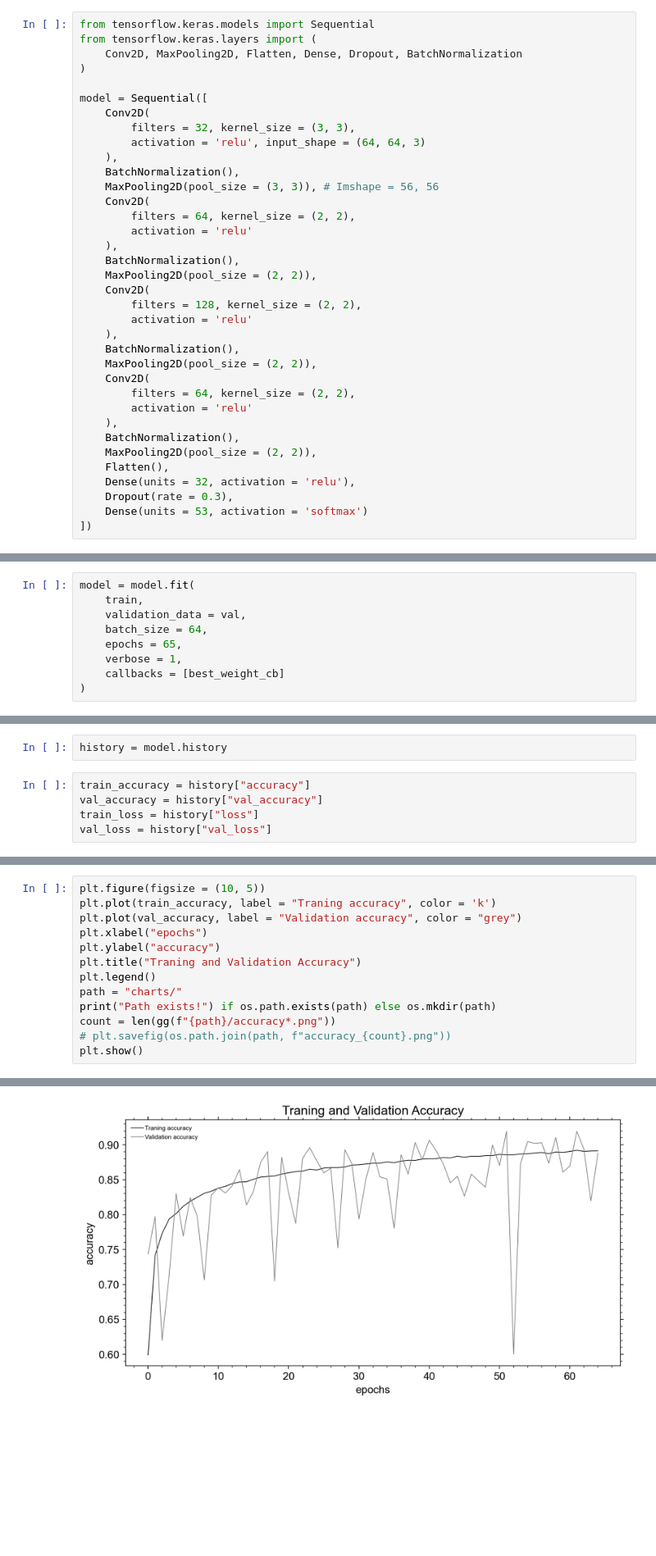
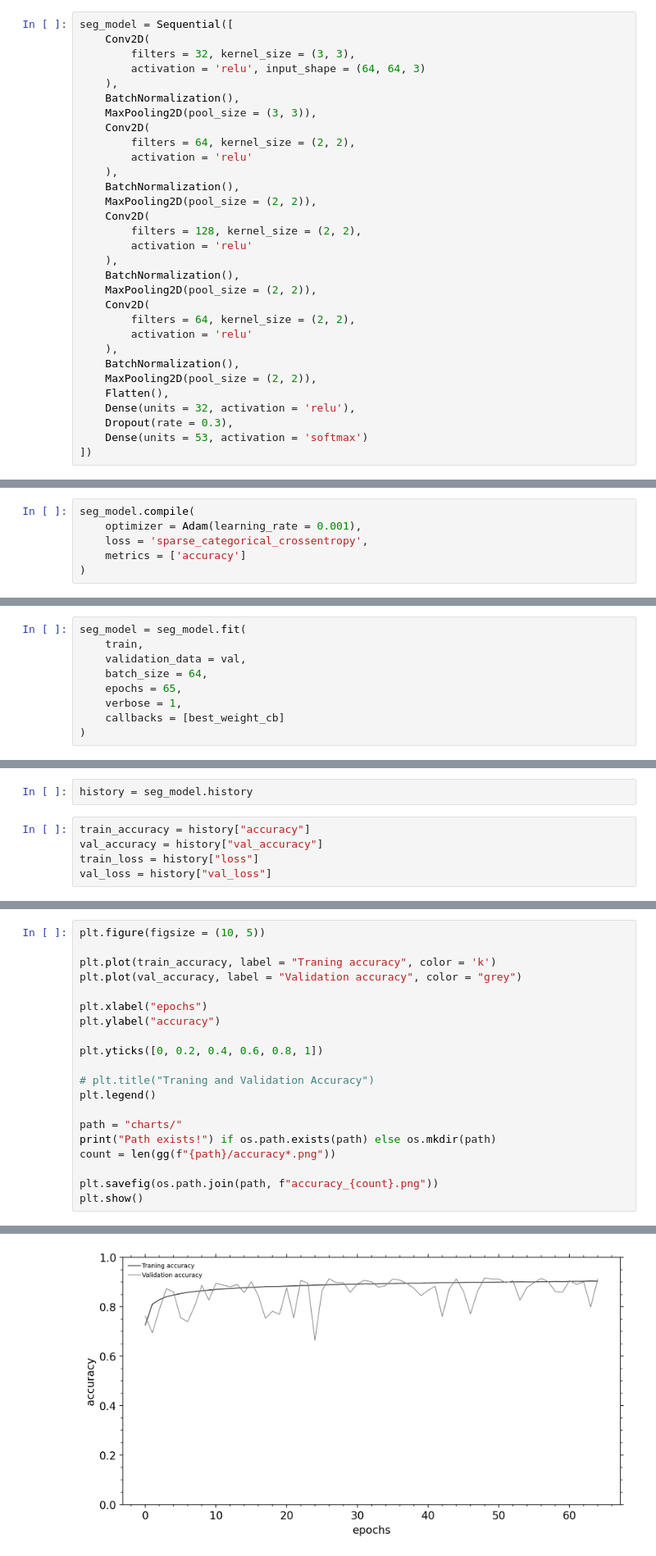
Before and after one commit to AgVicCodes/Optical_Character_Recognition, a Jupyter notebook: code/HME_pre_training.ipynb, the cells around one changed output, grey strips where cells are left out. Shown at 82% size. Cells and saved outputs as stored; diff of their text form; blank space fills up the shorter version.

```diff
--- a/code/HME_pre_training.ipynb
+++ b/code/HME_pre_training.ipynb
@@ -85,18 +79,13 @@ train = train.prefetch(buffer_size = tf.data.AUTOTUNE)
 test = test.prefetch(buffer_size = tf.data.AUTOTUNE)
 val = val.prefetch(buffer_size = tf.data.AUTOTUNE)
 # %%
-from tensorflow.keras.models import Sequential
-from tensorflow.keras.layers import (
-    Conv2D, MaxPooling2D, Flatten, Dense, Dropout, BatchNormalization
-)
-
-model = Sequential([
+seg_model = Sequential([
     Conv2D(
         filters = 32, kernel_size = (3, 3),
         activation = 'relu', input_shape = (64, 64, 3)
     ),
     BatchNormalization(),
-    MaxPooling2D(pool_size = (3, 3)), # Imshape = 56, 56
+    MaxPooling2D(pool_size = (3, 3)),
     Conv2D(
         filters = 64, kernel_size = (2, 2),
         activation = 'relu'
@@ -157 +119,7 @@ model.compile(
+# %%
+seg_model.compile(
+    optimizer = Adam(learning_rate = 0.001),
+    loss = 'sparse_categorical_crossentropy',
+    metrics = ['accuracy']
+)
 # %%
@@ -179,7 +147,7 @@ Model: "sequential"
  Trainable params: 79,285 (309.71 KB)
  Non-trainable params: 576 (2.25 KB)
 # %%
-model = model.fit(
+seg_model = seg_model.fit(
     train,
     validation_data = val,
     batch_size = 64,
@@ -257,5 +181,5 @@ Epoch 65: val_accuracy did not improve from 0.91960
 # %%
-history = model.history
+history = seg_model.history
 # %%
 train_accuracy = history["accuracy"]
 val_accuracy = history["val_accuracy"]
@@ -288,15 +212,22 @@ rcParams.update({'axes.labelsize': 'large', 'axes.titlesize': 'x-large',  # the
                  'ytick.labelsize':'large'})
 # %%
 plt.figure(figsize = (10, 5))
+
 plt.plot(train_accuracy, label = "Traning accuracy", color = 'k')
 plt.plot(val_accuracy, label = "Validation accuracy", color = "grey")
+
 plt.xlabel("epochs")
 plt.ylabel("accuracy")
-plt.title("Traning and Validation Accuracy")
+
+plt.yticks([0, 0.2, 0.4, 0.6, 0.8, 1])
+
+# plt.title("Traning and Validation Accuracy")
 plt.legend()
+
 path = "charts/"
 print("Path exists!") if os.path.exists(path) else os.mkdir(path)
 count = len(gg(f"{path}/accuracy*.png"))
-# plt.savefig(os.path.join(path, f"accuracy_{count}.png"))
+
+plt.savefig(os.path.join(path, f"accuracy_{count}.png"))
 plt.show()
 # %% [output]
@@ -304,4 +269,4 @@ Path exists!
-[figure, old version]
+[figure, new version]
 # %%
 plt.figure(figsize = (10, 5))
 plt.plot(train_loss, label = "Traning loss", color = 'k')
```
Also changed, not shown: parts of 18 cells of this notebook, 9 other files.
